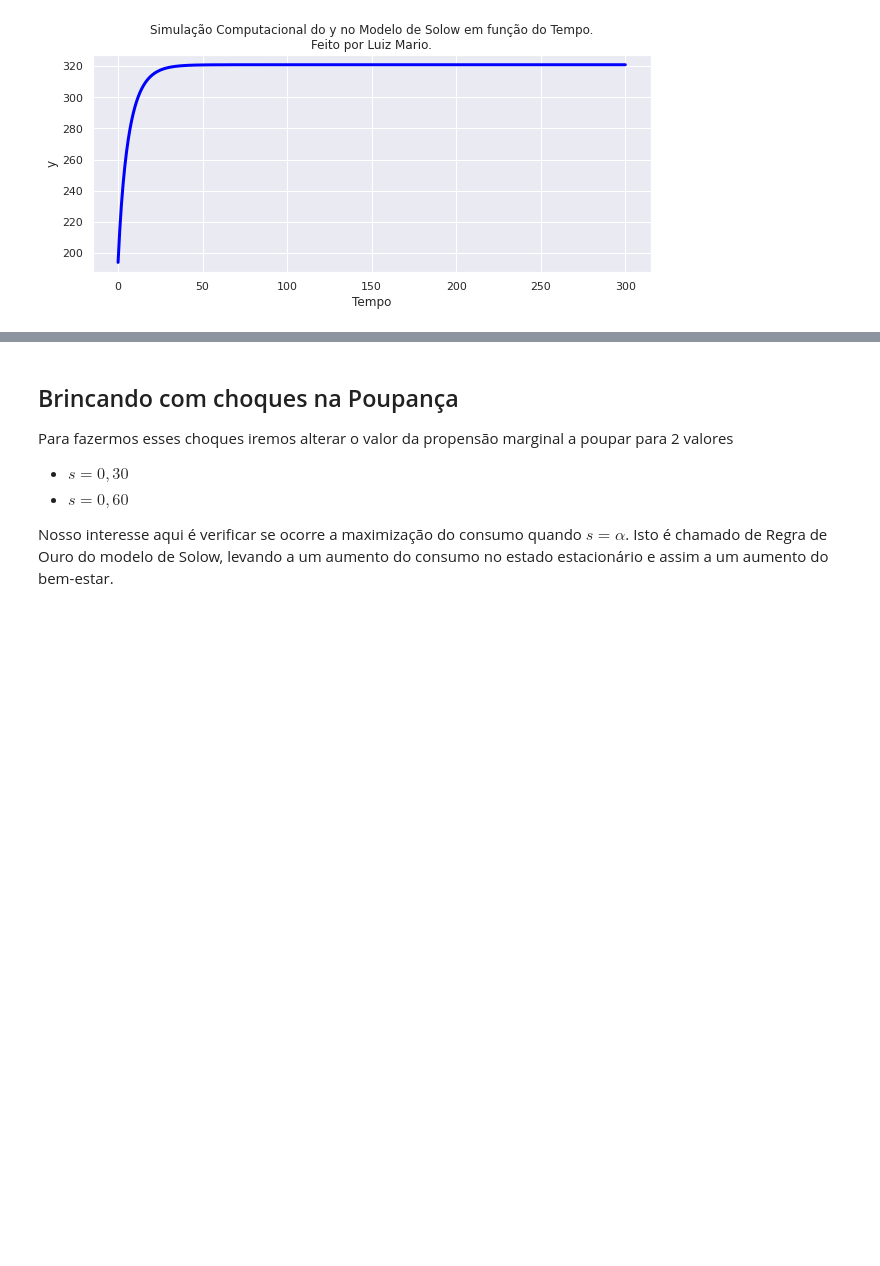
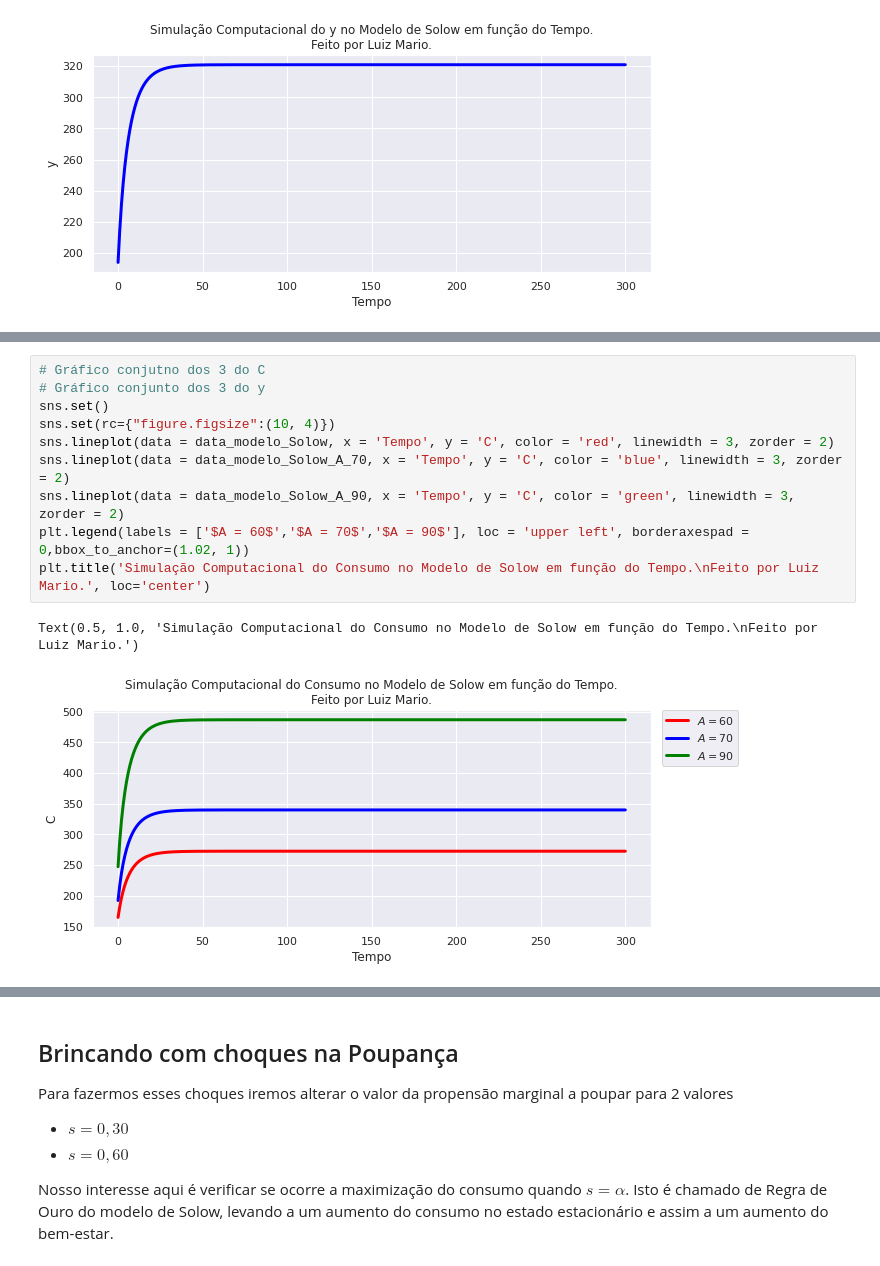
Before and after one commit to luizmarioags/Teoria-do-Desenvolvimento-Economico-, a Jupyter notebook: Modelo_de_Solow_Simulação.ipynb, the cells around one changed output, grey strips where cells are left out. Saved outputs shown, nothing was run; the diff lists cells and outputs as text; blank space fills up the shorter version.

```diff
--- a/Modelo_de_Solow_Simulação.ipynb
+++ b/Modelo_de_Solow_Simulação.ipynb
@@ -162,0 +384,13 @@ Text(0.5, 1.0, 'Simulação Computacional do y no Modelo de Solow em função do
+# %%
+# Gráfico conjutno dos 3 do C
+# Gráfico conjunto dos 3 do y
+sns.set()
+sns.set(rc={"figure.figsize":(10, 4)})
+sns.lineplot(data = data_modelo_Solow, x = 'Tempo', y = 'C', color = 'red', linewidth = 3, zorder = 2)
+sns.lineplot(data = data_modelo_Solow_A_70, x = 'Tempo', y = 'C', color = 'blue', linewidth = 3, zorder = 2)
+sns.lineplot(data = data_modelo_Solow_A_90, x = 'Tempo', y = 'C', color = 'green', linewidth = 3, zorder = 2)
+plt.legend(labels = ['$A = 60$','$A = 70$','$A = 90$'], loc = 'upper left', borderaxespad = 0,bbox_to_anchor=(1.02, 1))
+plt.title('Simulação Computacional do Consumo no Modelo de Solow em função do Tempo.\nFeito por Luiz Mario.', loc='center')
+# %% [output]
+Text(0.5, 1.0, 'Simulação Computacional do Consumo no Modelo de Solow em função do Tempo.\nFeito por Luiz Mario.')
+[figure, added]
```
Also changed, not shown: parts of 20 cells of this notebook.
